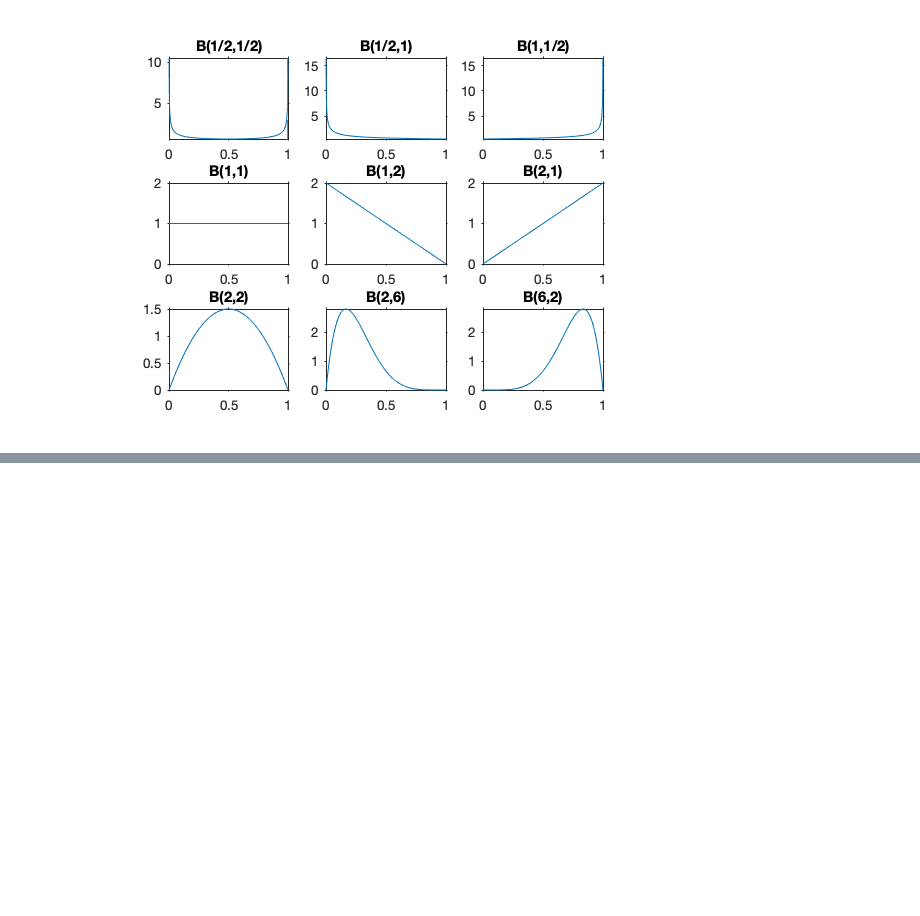
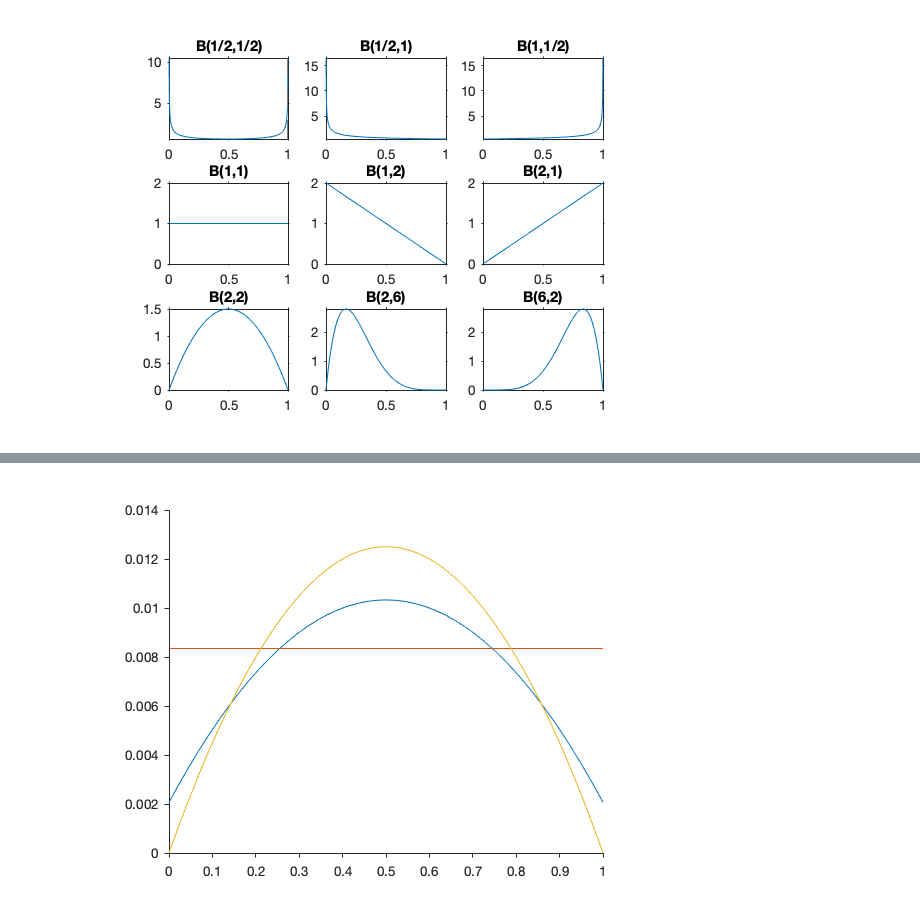
Before and after one commit to StaThin/statmat, a Jupyter notebook: jupyter/Chapter 3.ipynb, the cells around one changed output, grey strips where cells are left out. Saved outputs shown, nothing was run; the diff lists cells and outputs as text; code cells hidden in the pictures; blank space fills up the shorter version.

```diff
--- a/jupyter/Chapter 3.ipynb
+++ b/jupyter/Chapter 3.ipynb
@@ -301,0 +362,14 @@ title('B(6,2)')
+# %%
+mse = @(x, a, b) (x.^2 .* ((a + b).^2 - n) + x .* (n - 2 * a .* (a + b)) + a.^2) ./ (n + a + b).^2;
+# %%
+hold on
+n = 20;
+a = 1; b = 1;
+fplot(@(x) mse(x,a,b), [0,1])
+a = (1/2)*sqrt(n); b = (1/2)*sqrt(n);
+fplot(@(x) mse(x,a,b), [0,1])
+a = 0; b = 0;
+fplot(@(x) mse(x,a,b), [0,1])
+hold off
+# %% [output]
+[figure, added]
```
Also changed, not shown: parts of 6 cells of this notebook.
